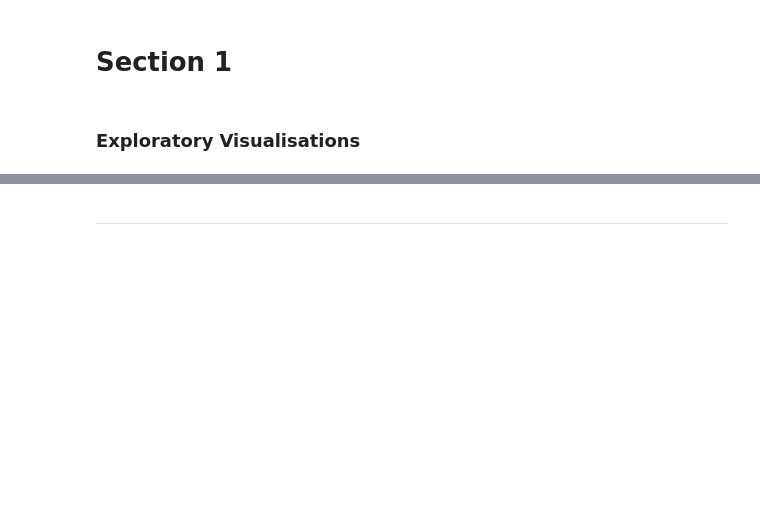
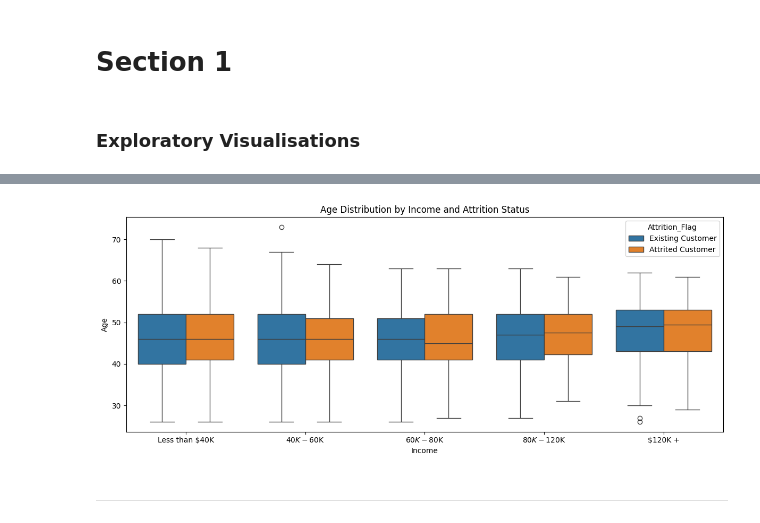
Before and after one commit to Mikeecee1/Team1_Hackathon, a Jupyter notebook: jupyter_notebooks/Visualisation.ipynb, the cells around one changed output, grey strips where cells are left out. Saved outputs shown, nothing was run; the diff lists cells and outputs as text; code cells hidden in the pictures; blank space fills up the shorter version.

```diff
--- a/jupyter_notebooks/Visualisation.ipynb
+++ b/jupyter_notebooks/Visualisation.ipynb
@@ -71,3 +111,22 @@ NameError: name 'pd' is not defined
+# %%
+##Box plots showing the distribution of Age and Education_Levelfor attrited and non-attrited customers
+# Order income level by typical hierarchy *unknown level not shown*
+income_order = ['Less than $40K', '$40K - $60K', '$60K - $80K', '$80K - $120K', '$120K +']
+df['Income_Category'] = pd.Categorical(df['Income_Category'], categories=income_order, ordered=True)
+
+plt.figure(figsize=(12, 5))
+
+sns.boxplot(x='Income_Category', y='Customer_Age', hue='Attrition_Flag', data=df)
+plt.title('Age Distribution by Income and Attrition Status')
+plt.xlabel('Income')
+plt.ylabel('Age')
+
+
+
+plt.tight_layout()
+plt.show()
+# %% [output]
+[figure, added]
 # %% [markdown]
 ---
 # %% [markdown]
```
Also changed, not shown: parts of 7 cells of this notebook.
